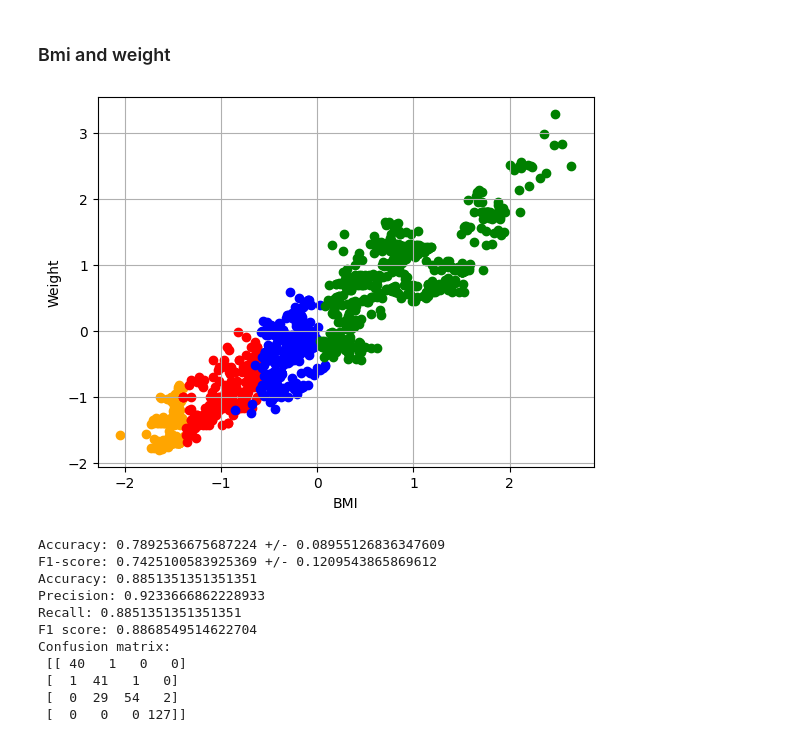
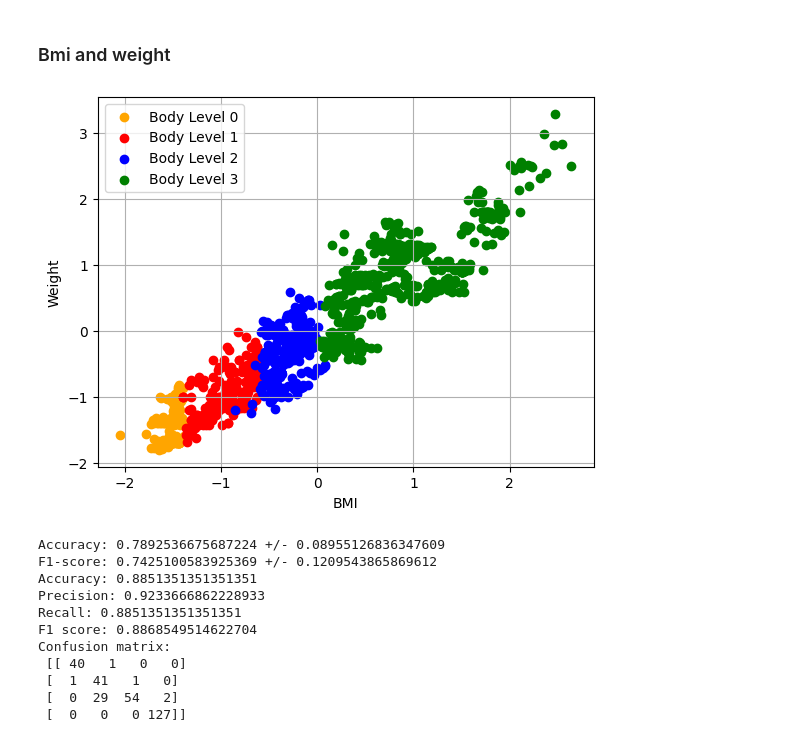
Before and after one commit to AmmarMohamed21/Human-Body-Level-Classification, a Jupyter notebook: perceptron.ipynb, the cells around one changed output. Cells and saved outputs as stored; diff of their text form; code cells hidden in the pictures.

```diff
--- a/perceptron.ipynb
+++ b/perceptron.ipynb
@@ -206,35 +243,36 @@ Confusion matrix:
 # %%
 # categories of the points as integers (1-5)
 categories = [0, 1, 2, 3]
 
 # define the colors for each category
 colors = {
     0: 'orange',
     1: 'red',
     2: 'blue',
     3: 'green'
 }
 
 classes = [
     X_train.loc[Y_train == 0],
     X_train.loc[Y_train == 1],
     X_train.loc[Y_train == 2],
     X_train.loc[Y_train == 3]
 ]
 
 # create a scatter plot with different colors for each category
-plt.scatter(classes[0]['BMI'], classes[0]['Weight'], color=colors[0])
-plt.scatter(classes[1]['BMI'], classes[1]['Weight'], color=colors[1])
-plt.scatter(classes[2]['BMI'], classes[2]['Weight'], color=colors[2])
-plt.scatter(classes[3]['BMI'], classes[3]['Weight'], color=colors[3])
+plt.scatter(classes[0]['BMI'], classes[0]['Weight'], color=colors[0], label='Body Level 0')
+plt.scatter(classes[1]['BMI'], classes[1]['Weight'], color=colors[1], label='Body Level 1')
+plt.scatter(classes[2]['BMI'], classes[2]['Weight'], color=colors[2], label='Body Level 2')
+plt.scatter(classes[3]['BMI'], classes[3]['Weight'], color=colors[3], label='Body Level 3')
 
 
 # add gridlines and labels to the plot
 plt.grid(True)
 plt.xlabel('BMI')
 plt.ylabel('Weight')
+plt.legend()
 
 # show the plot
 plt.show()
 # %% [output]
-[figure, old version]
+[figure, new version]
```
Also changed, not shown: parts of 14 cells of this notebook.
